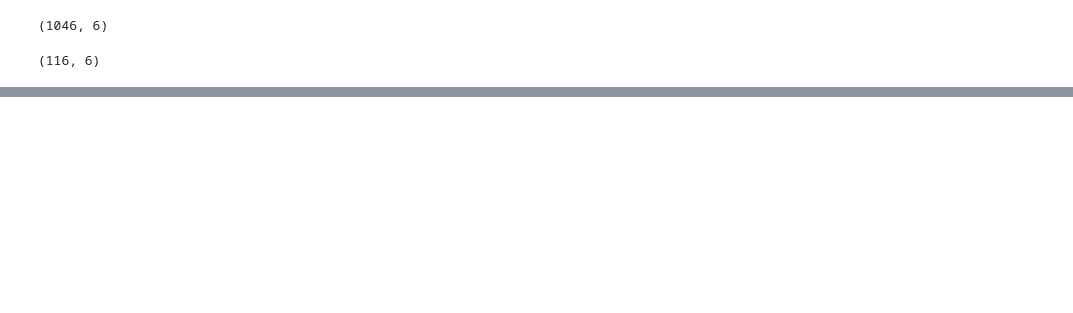
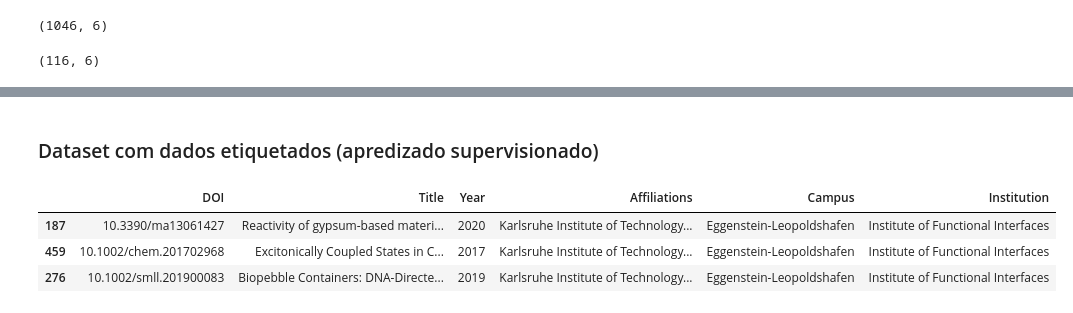
Before and after one commit to joaograndotto/PIBITI, a Jupyter notebook: Analises.ipynb, the cells around one changed output, grey strips where cells are left out. Drawn from its saved outputs; the diff is of its cells as text; code cells hidden in the pictures; blank space fills up the shorter version.

```diff
--- a/Analises.ipynb
+++ b/Analises.ipynb
@@ -206,0 +216,2 @@ np.mean(predicted_svm == test_dataset['Affiliations'])
+# %% [markdown]
+### Dataset com dados etiquetados (apredizado supervisionado)
@@ -206,0 +224,9 @@ np.mean(predicted_svm == test_dataset['Affiliations'])
+# %%
+url = 'https://raw.githubusercontent.com/joaograndotto/PIBITI/main/Datasets/dados_com_label.csv'
+dataset = pd.read_csv(url, sep="," )
+dataset.sample(n=3)
+# %% [output]
+|  | DOI | Title | Year | Affiliations | Campus | Institution |
+| 187 | 10.3390/ma13061427 | Reactivity of gypsum-based materi... | 2020 | Karlsruhe Institute of Technology... | Eggenstein-Leopoldshafen | Institute of Functional Interfaces |
+| 459 | 10.1002/chem.201702968 | Excitonically Coupled States in C... | 2017 | Karlsruhe Institute of Technology... | Eggenstein-Leopoldshafen | Institute of Functional Interfaces |
+| 276 | 10.1002/smll.201900083 | Biopebble Containers: DNA-Directe... | 2019 | Karlsruhe Institute of Technology... | Eggenstein-Leopoldshafen | Institute of Functional Interfaces |
```
Also changed, not shown: parts of 37 cells of this notebook, 1 other file.
